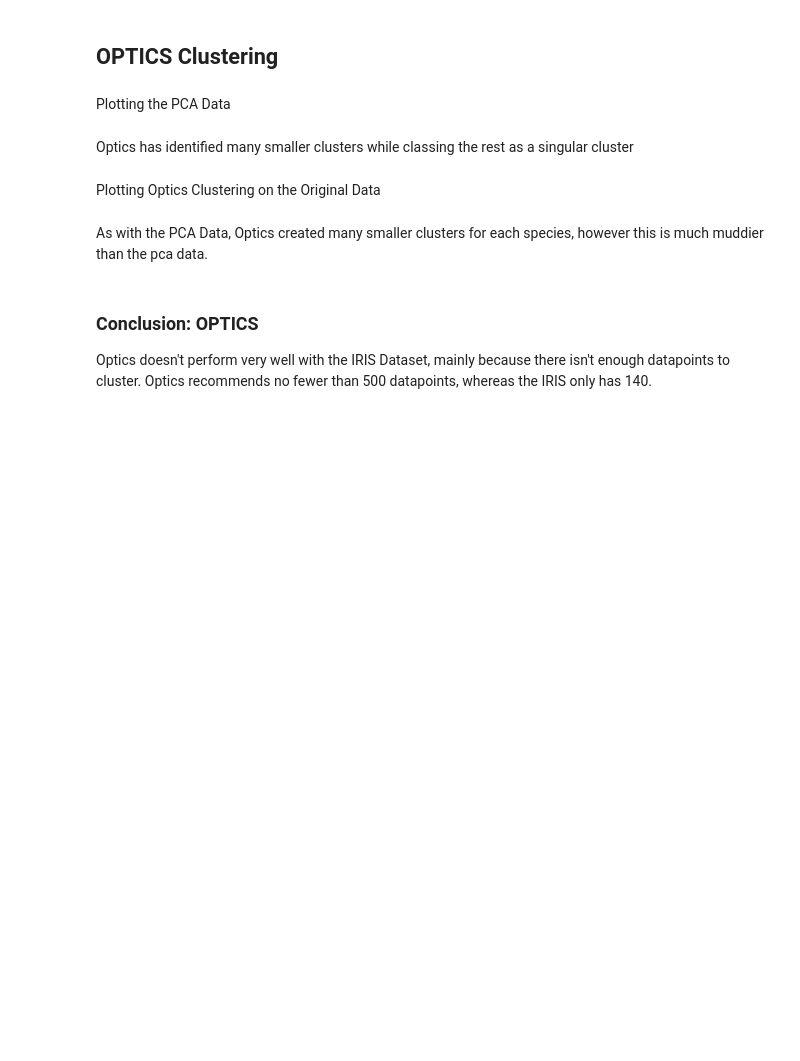
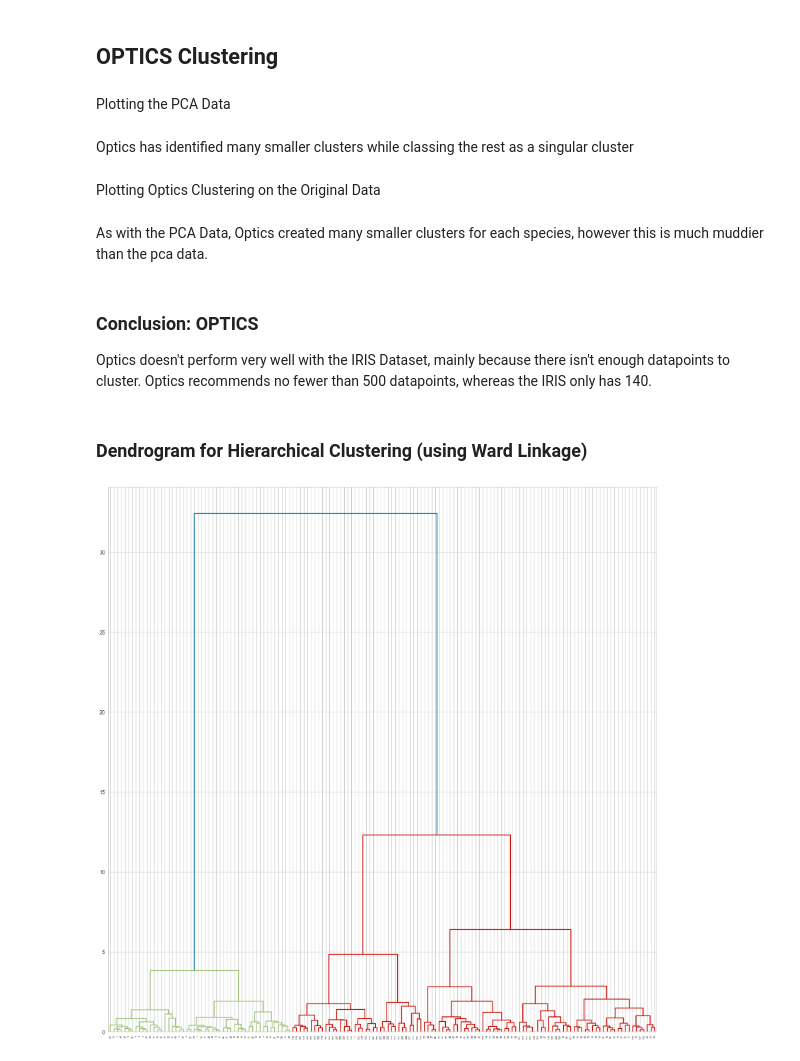
Before and after one commit to tzhang852/4431_DataMining_Fall22, a Jupyter notebook: Assignment5/assignment5_new.ipynb, the cells around one changed output. Cells and saved outputs as stored; diff of their text form; code cells hidden in the pictures; blank space fills up the shorter version.

Commit message:
added dendrogram
both regular and truncated

```diff
--- a/Assignment5/assignment5_new.ipynb
+++ b/Assignment5/assignment5_new.ipynb
@@ -734,3 +745,11 @@ As with the PCA Data, Optics created many smaller clusters for each species, how
 ### Conclusion: OPTICS
 
 Optics doesn't perform very well with the IRIS Dataset, mainly because there isn't enough datapoints to cluster. Optics recommends no fewer than 500 datapoints, whereas the IRIS only has 140.
+# %% [markdown]
+### Dendrogram for Hierarchical Clustering (using Ward Linkage)
+# %%
+ward_linkage = linkage(features,'ward')
+plt.figure(figsize=(20,20))
+dn = dendrogram(ward_linkage)
+# %% [output]
+[figure, added]
```
Also changed, not shown: parts of 9 cells of this notebook.
